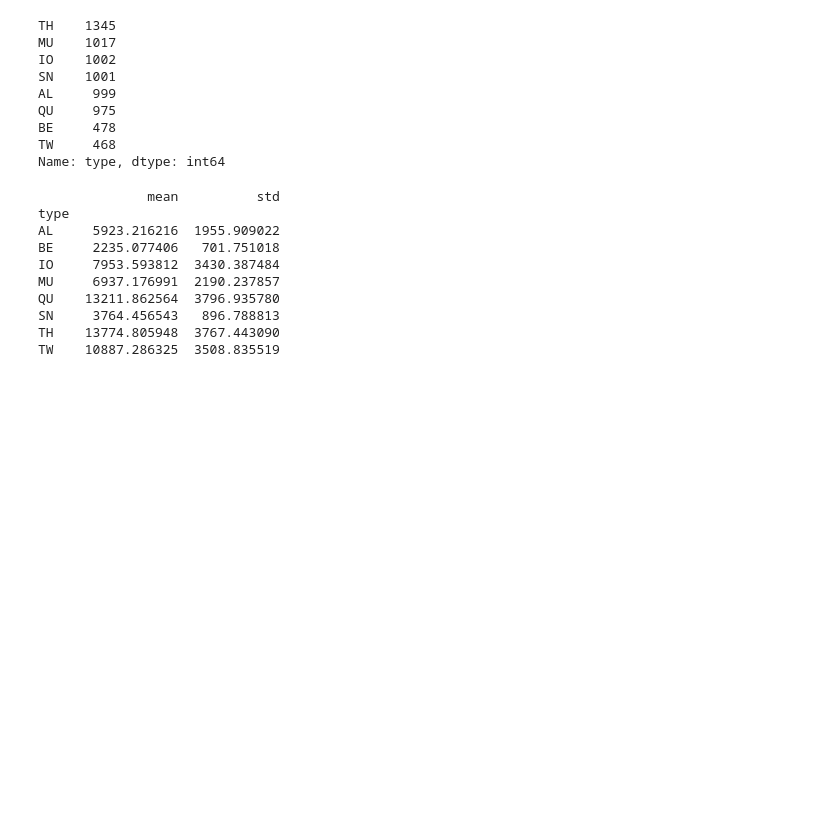
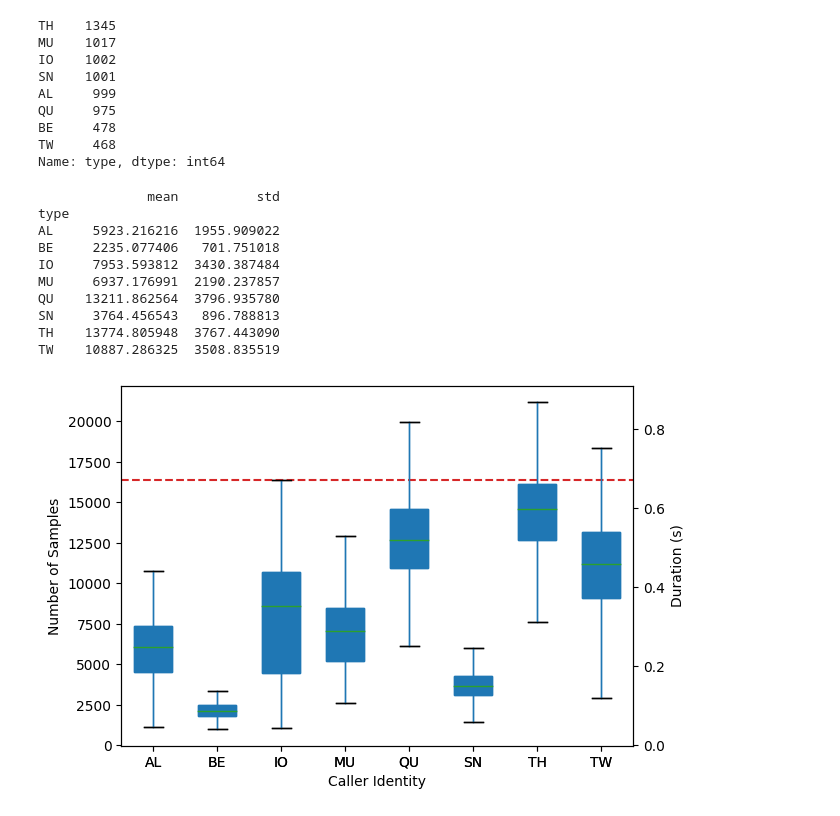
Before and after one commit to JaydenDave/decoding-animimal-communication, a Jupyter notebook: winfoGAN/giant_otters.ipynb, the cells around one changed output. Saved outputs shown, nothing was run; the diff lists cells and outputs as text; code cells hidden in the pictures; blank space fills up the shorter version.

```diff
--- a/winfoGAN/giant_otters.ipynb
+++ b/winfoGAN/giant_otters.ipynb
@@ -162 +172,33 @@ TW    10887.286325  3508.835519
+# %%
+import seaborn as sns
+fig, ax = plt.subplots()
+
+# Create box plot
+df.boxplot(column='n_samples', by='type', showfliers=False, widths=0.6, patch_artist=True, grid=False, ax=ax)
+ax.set_title('')
+ax.set_xlabel('Caller Identity')
+ax.axhline(16384, color='tab:red', linestyle="dashed")
+ax.set_ylabel('Number of Samples')
+
+# Create secondary y-axis for the histogram
+ax1 = ax.twinx()
+#duration_ticks = [n_samples / 24414 for n_samples in df['n_samples']]
+df.boxplot(column='dur', by='type', showfliers=False, widths=0.6, patch_artist=True, grid=False, ax=ax1)
+ax1.set_title('')
+
+
+# Set the y-axis label for the histogram
+ax1.set_ylabel('Duration (s)')
+
+# Adjust the position of the secondary y-axis
+ax1.spines['right'].set_position(('axes', 1))
+plt.suptitle('')
+
+
+
+fig_dir = "C:/Users/Jayde/Desktop/library/macaques/box_plot.png"
+plt.savefig(fig_dir, dpi= 300, bbox_inches = "tight", transparent = True)
+plt.show()
+# %% [output]
+[figure, added]
 # %%
```
Also changed, not shown: parts of 12 cells of this notebook, 20 other files.
